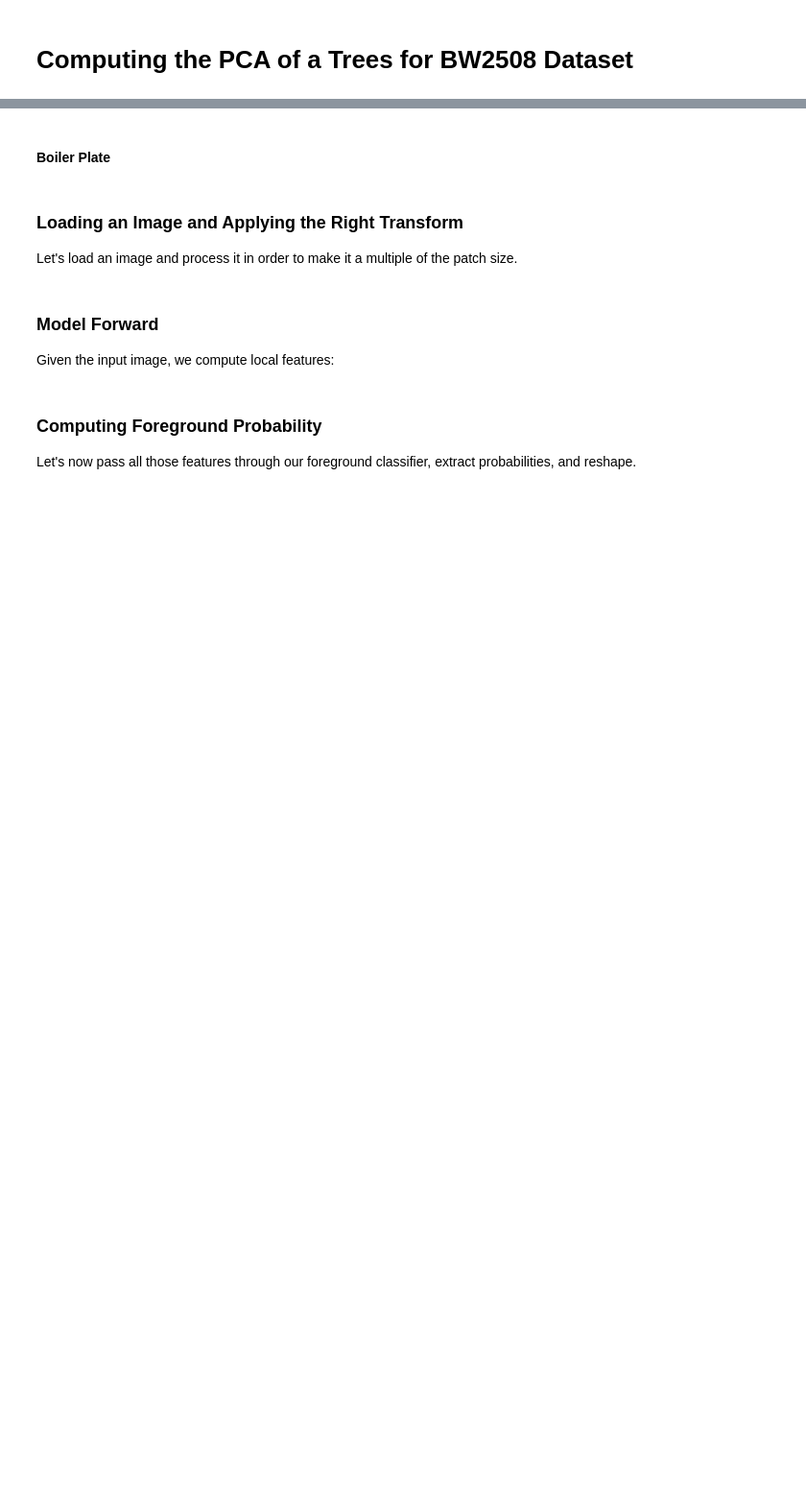
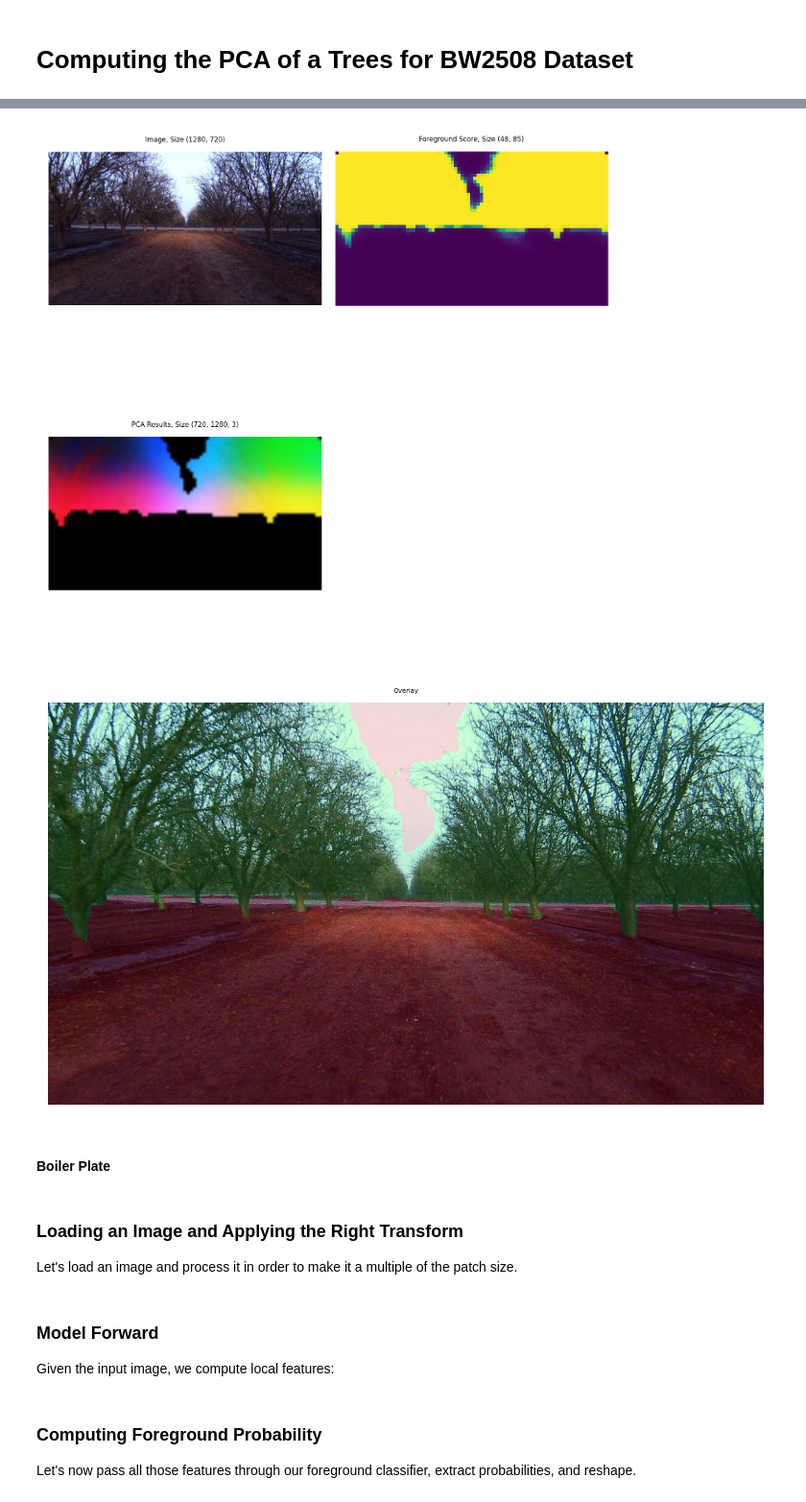
Before and after one commit to natik-bw/ml-dinov3, a Jupyter notebook: dino_bw/pca_trees.ipynb, the cells around one changed output, grey strips where cells are left out. Shown at 96% size. Cells and saved outputs as stored; diff of their text form; code cells hidden in the pictures; blank space fills up the shorter version.

```diff
--- a/dino_bw/pca_trees.ipynb
+++ b/dino_bw/pca_trees.ipynb
@@ -55,12 +57,14 @@ Model loaded successfully
 # %%
-i = 0
-chosen_sample = samples[i]
-image_path = chosen_sample["image_path"]
-image = accessor.read_image(image_path)
-image_name = Path(image_path).stem
-dino_regression_result = regress_dino_embeddings(model, classifier, image=image, n_layers=n_layers,
-                                                 image_size=dino_image_size, patch_size=dino_patch_size)
-visualize_results(image=image, result=dino_regression_result, output_dir=output_dir, image_name=image_name)
+for i, chosen_sample in enumerate(samples):
+    image_path = chosen_sample["image_path"]
+    image = accessor.read_image(image_path)
+    image_name = Path(image_path).stem
+    dino_regression_result = regress_dino_embeddings(model, classifier, image=image, n_layers=n_layers,
+                                                     image_size=dino_image_size, patch_size=dino_patch_size)
+    visualize_results(image=image, result=dino_regression_result, output_dir=output_dir, image_name=image_name)
+# %% [output]
+[figure, added]
+[figure, added]
 # %% [markdown]
 #### Boiler Plate
 # %%
```
Also changed, not shown: parts of 3 cells of this notebook, 2 other files.
